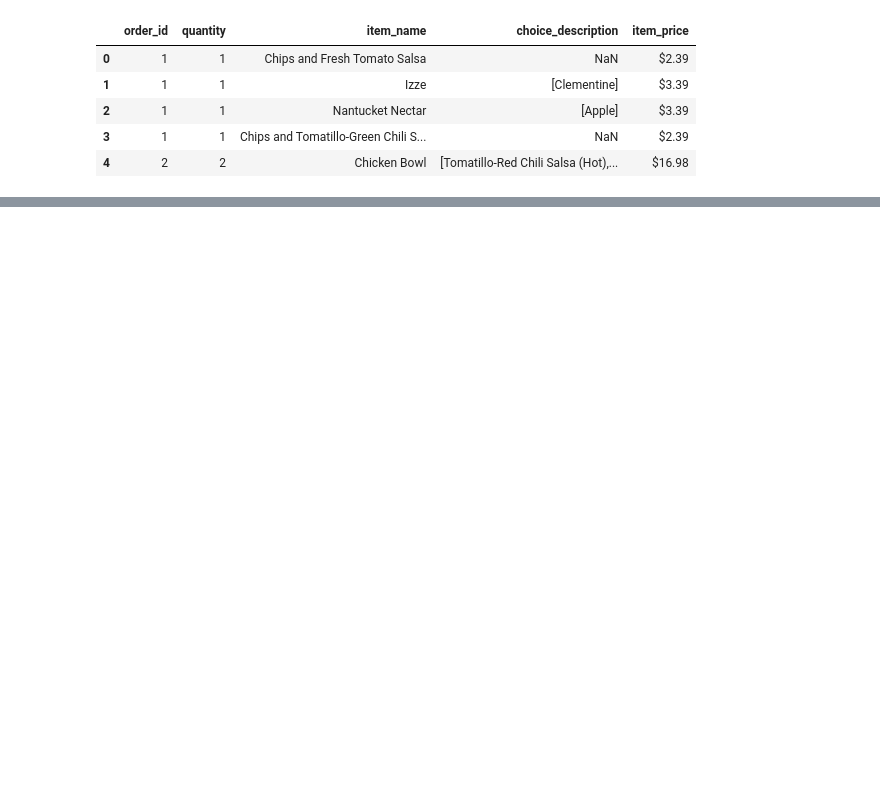
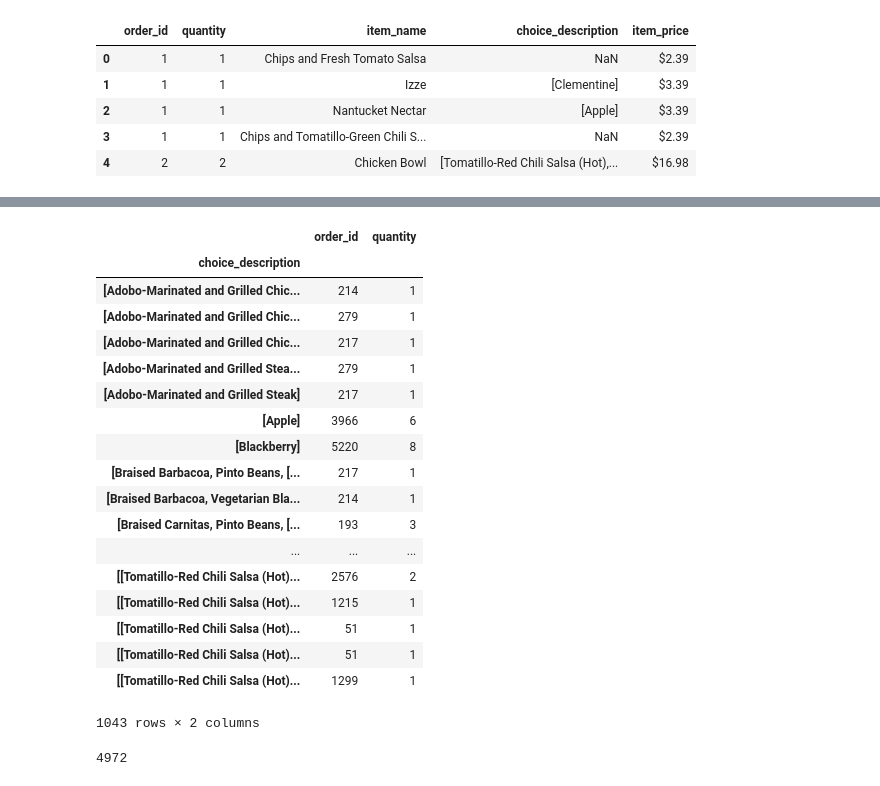
Before and after one commit to heenashree/DataAnalytics, a Jupyter notebook: guipsamora/chip.ipynb, the cells around one changed output, grey strips where cells are left out. Cells and saved outputs as stored; diff of their text form; code cells hidden in the pictures; blank space fills up the shorter version.

```diff
--- a/guipsamora/chip.ipynb
+++ b/guipsamora/chip.ipynb
@@ -16,0 +116,29 @@ df.head()
+# %%
+dn = df.groupby('choice_description')
+dn = dn.sum()
+dn
+# %% [output]
+|  | order_id | quantity |
+| choice_description |  |  |
+| [Adobo-Marinated and Grilled Chic... | 214 | 1 |
+| [Adobo-Marinated and Grilled Chic... | 279 | 1 |
+| [Adobo-Marinated and Grilled Chic... | 217 | 1 |
+| [Adobo-Marinated and Grilled Stea... | 279 | 1 |
+| [Adobo-Marinated and Grilled Steak] | 217 | 1 |
+| [Apple] | 3966 | 6 |
+| [Blackberry] | 5220 | 8 |
+| [Braised Barbacoa, Pinto Beans, [... | 217 | 1 |
+| [Braised Barbacoa, Vegetarian Bla... | 214 | 1 |
+| [Braised Carnitas, Pinto Beans, [... | 193 | 3 |
+| ... | ... | ... |
+| [[Tomatillo-Red Chili Salsa (Hot)... | 2576 | 2 |
+| [[Tomatillo-Red Chili Salsa (Hot)... | 1215 | 1 |
+| [[Tomatillo-Red Chili Salsa (Hot)... | 51 | 1 |
+| [[Tomatillo-Red Chili Salsa (Hot)... | 51 | 1 |
+| [[Tomatillo-Red Chili Salsa (Hot)... | 1299 | 1 |
+1043 rows × 2 columns
+# %%
+#How many items were orderd in total?
+df.quantity.sum()
+# %% [output]
+4972
```
Also changed, not shown: parts of 10 cells of this notebook.
